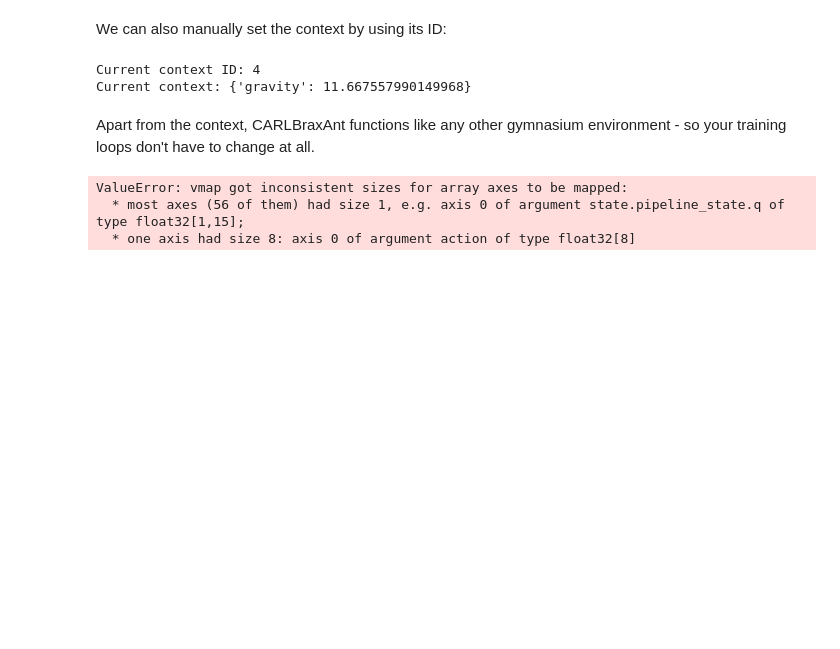
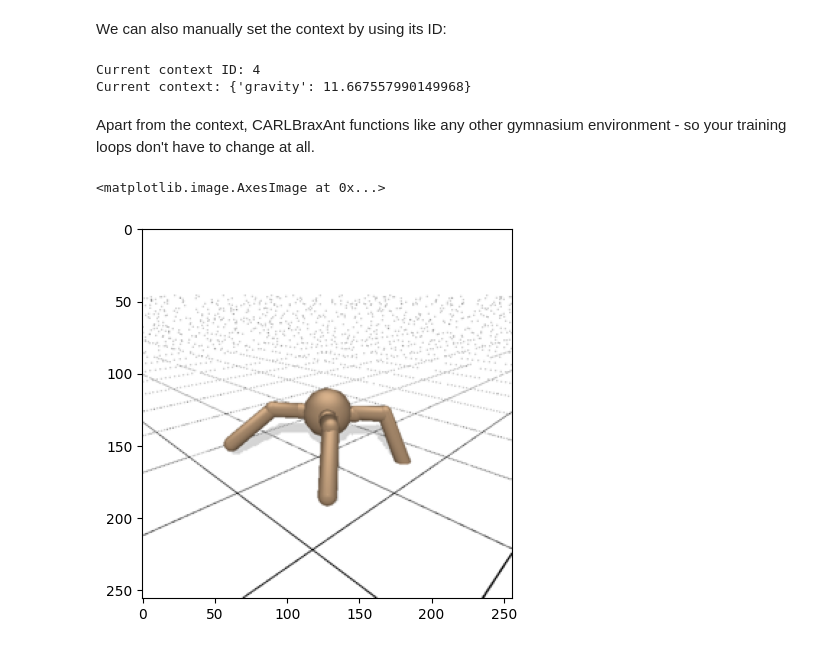
Before and after one commit to automl/CARL, a Jupyter notebook: examples/sample_contexts_with_brax.ipynb, the cells around one changed output. Cells and saved outputs as stored; diff of their text form; code cells hidden in the pictures; blank space fills up the shorter version.

Commit message:
brax rendering via image

```diff
--- a/examples/sample_contexts_with_brax.ipynb
+++ b/examples/sample_contexts_with_brax.ipynb
@@ -67,13 +64,10 @@ Current context: {'gravity': 11.667557990149968}
 # %% [markdown]
 Apart from the context, CARLBraxAnt functions like any other gymnasium environment - so your training loops don't have to change at all.
 # %%
-done = False
-while not done:
-    action = env.action_space.sample()
-    state, reward, terminated, truncated, info = env.step(action)
-    done = terminated or truncated
-    env.render()
+action = env.action_space.sample()
+state, reward, terminated, truncated, info = env.step(action)
+done = terminated or truncated
+plt.imshow(env.render())
 # %% [output]
-ValueError: vmap got inconsistent sizes for array axes to be mapped:
-  * most axes (56 of them) had size 1, e.g. axis 0 of argument state.pipeline_state.q of type float32[1,15];
-  * one axis had size 8: axis 0 of argument action of type float32[8]
+<matplotlib.image.AxesImage at 0x...>
+[figure, added]
```
Also changed, not shown: parts of 2 cells of this notebook, 5 other files.
